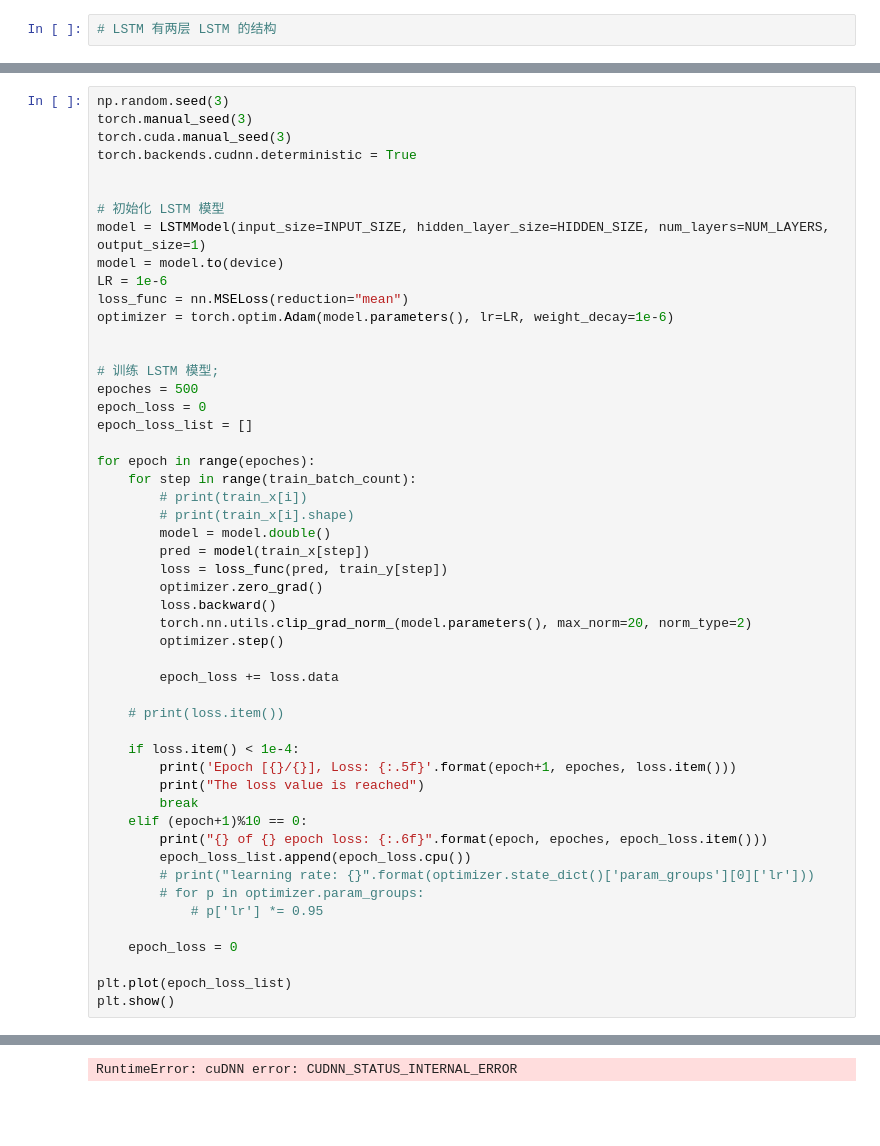
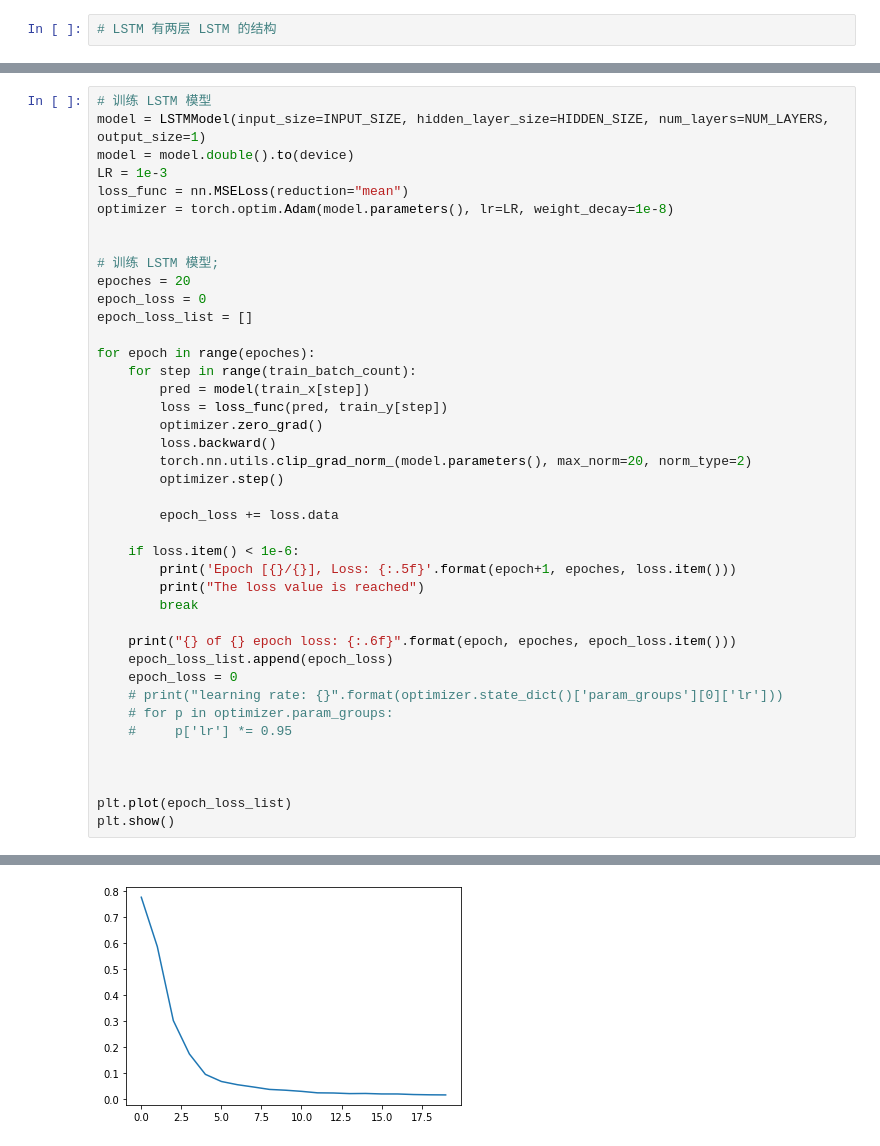
Before and after one commit to matrixleon18/SHUFE, a Jupyter notebook: jupyterlab/Model_LSTM2.ipynb, the cells around one changed output, grey strips where cells are left out. Cells and saved outputs as stored; diff of their text form; blank space fills up the shorter version.

```diff
--- a/jupyterlab/Model_LSTM2.ipynb
+++ b/jupyterlab/Model_LSTM2.ipynb
@@ -182,30 +174,21 @@ class LSTMModel(nn.Module):
         predictions = self.linear_2(lstm_out)
         return predictions
 # %%
-np.random.seed(3)
-torch.manual_seed(3)
-torch.cuda.manual_seed(3)
-torch.backends.cudnn.deterministic = True
-
-
-# 初始化 LSTM 模型
+# 训练 LSTM 模型
 model = LSTMModel(input_size=INPUT_SIZE, hidden_layer_size=HIDDEN_SIZE, num_layers=NUM_LAYERS, output_size=1)
-model = model.to(device)
-LR = 1e-6
+model = model.double().to(device)
+LR = 1e-3
 loss_func = nn.MSELoss(reduction="mean")
-optimizer = torch.optim.Adam(model.parameters(), lr=LR, weight_decay=1e-6)
+optimizer = torch.optim.Adam(model.parameters(), lr=LR, weight_decay=1e-8)
 
 
 # 训练 LSTM 模型;
-epoches = 500
+epoches = 20
 epoch_loss = 0
 epoch_loss_list = []
 
 for epoch in range(epoches):
     for step in range(train_batch_count):
-        # print(train_x[i])
-        # print(train_x[i].shape)
-        model = model.double()
         pred = model(train_x[step])
         loss = loss_func(pred, train_y[step])
         optimizer.zero_grad()
@@ -215,20 +198,19 @@ for epoch in range(epoches):
 
         epoch_loss += loss.data
 
-    # print(loss.item())
-
-    if loss.item() < 1e-4:
+    if loss.item() < 1e-6:
         print('Epoch [{}/{}], Loss: {:.5f}'.format(epoch+1, epoches, loss.item()))
         print("The loss value is reached")
         break
-    elif (epoch+1)%10 == 0:
-        print("{} of {} epoch loss: {:.6f}".format(epoch, epoches, epoch_loss.item()))
-        epoch_loss_list.append(epoch_loss.cpu())
-        # print("learning rate: {}".format(optimizer.state_dict()['param_groups'][0]['lr']))
-        # for p in optimizer.param_groups:
-            # p['lr'] *= 0.95
 
+    print("{} of {} epoch loss: {:.6f}".format(epoch, epoches, epoch_loss.item()))
+    epoch_loss_list.append(epoch_loss)
     epoch_loss = 0
+    # print("learning rate: {}".format(optimizer.state_dict()['param_groups'][0]['lr']))
+    # for p in optimizer.param_groups:
+    #     p['lr'] *= 0.95
+
+
 
 plt.plot(epoch_loss_list)
 plt.show()
@@ -253,2 +238,2 @@ plt.show()
-RuntimeError: cuDNN error: CUDNN_STATUS_INTERNAL_ERROR
+[figure, added]
 # %%
```
Also changed, not shown: parts of 8 cells of this notebook, 2 other files.
